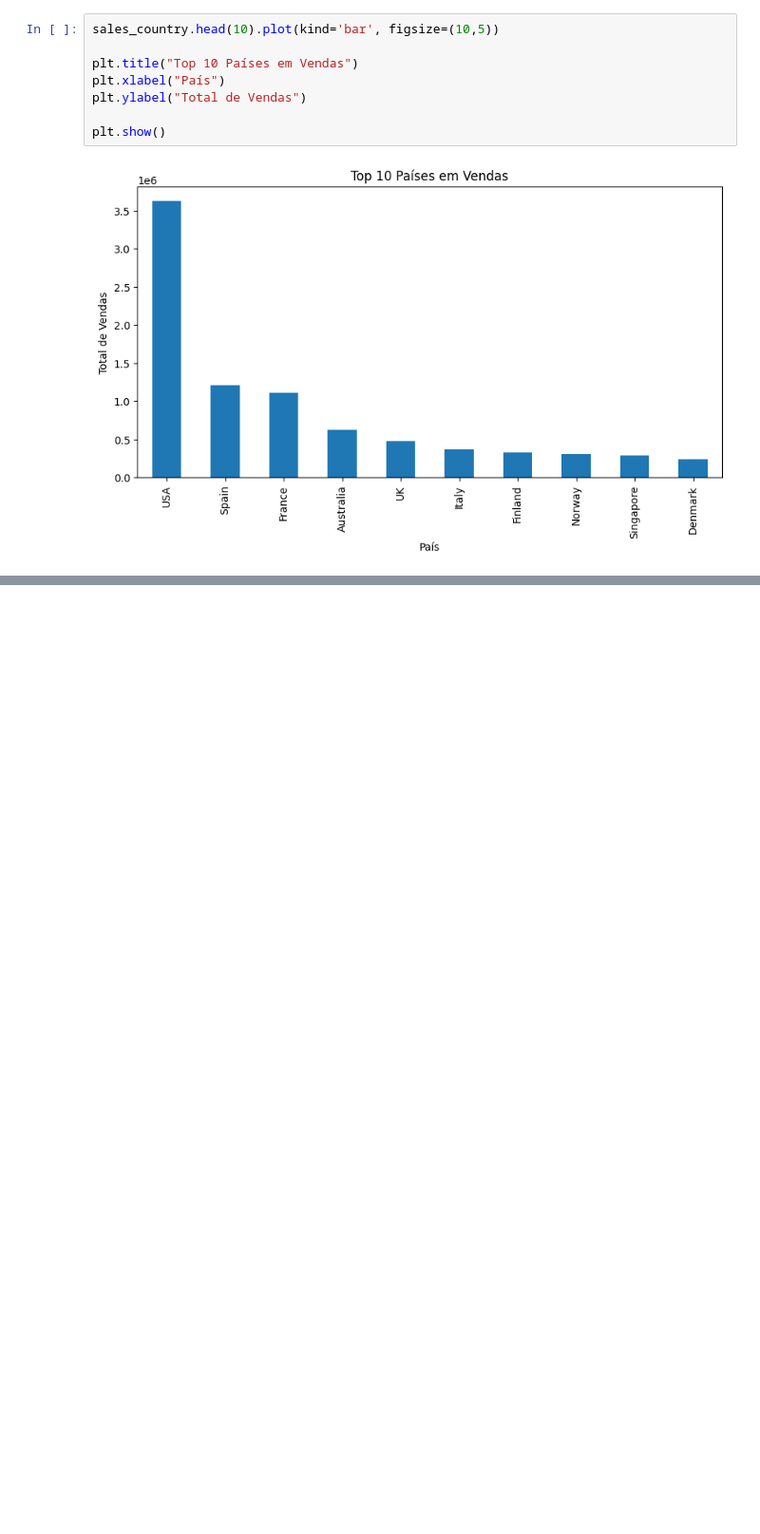
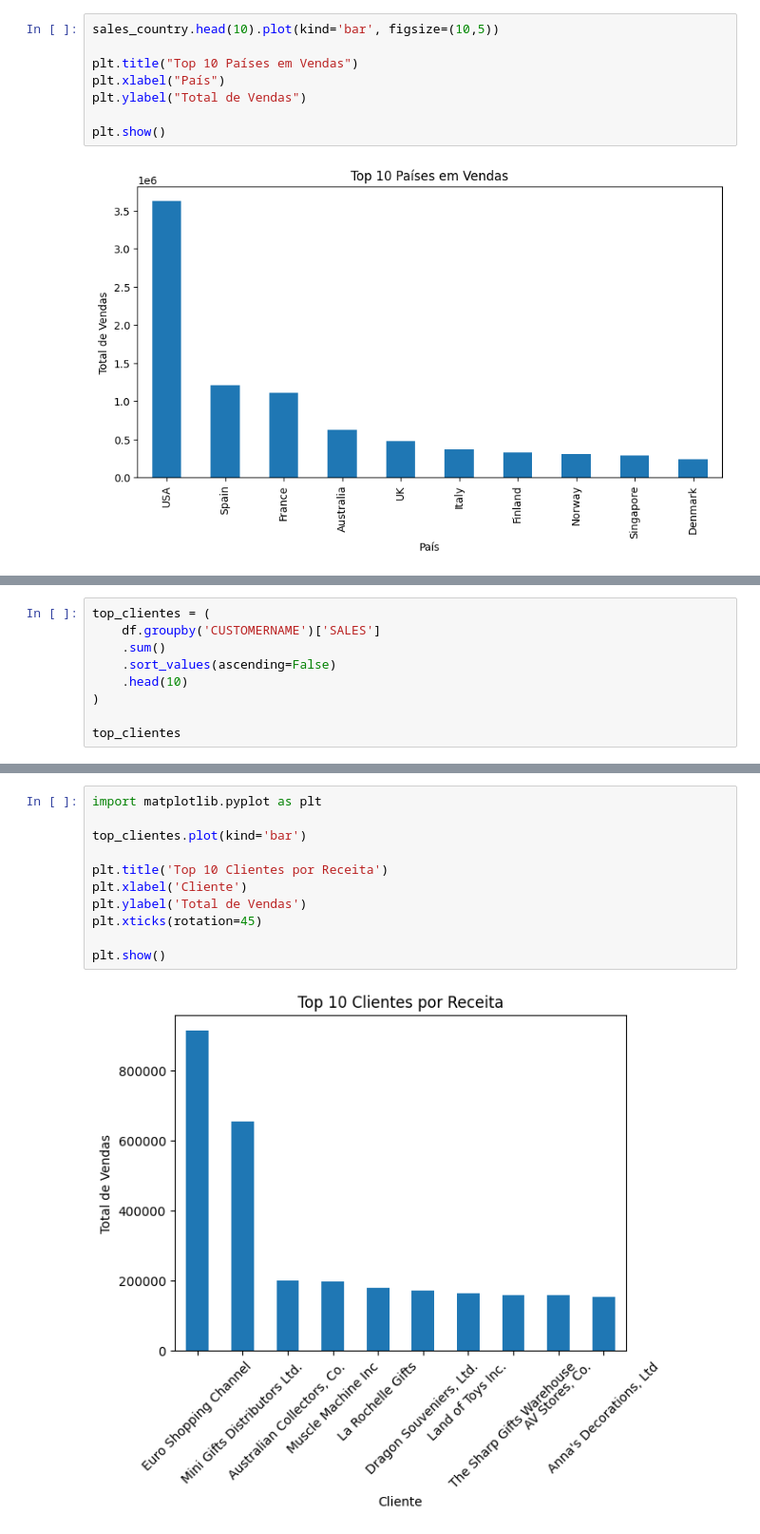
Before and after one commit to SamuellAguilar/portfolio-analise-dados, a Jupyter notebook: analise-vendas-python/analise_vendas_v2.ipynb, the cells around one changed output, grey strips where cells are left out. Shown at 95% size. Cells and saved outputs as stored; diff of their text form; blank space fills up the shorter version.

```diff
--- a/analise-vendas-python/analise_vendas_v2.ipynb
+++ b/analise-vendas-python/analise_vendas_v2.ipynb
@@ -187,0 +266,9 @@ plt.show()
+# %%
+top_clientes = (
+    df.groupby('CUSTOMERNAME')['SALES']
+    .sum()
+    .sort_values(ascending=False)
+    .head(10)
+)
+
+top_clientes
@@ -187,0 +288,13 @@ plt.show()
+# %%
+import matplotlib.pyplot as plt
+
+top_clientes.plot(kind='bar')
+
+plt.title('Top 10 Clientes por Receita')
+plt.xlabel('Cliente')
+plt.ylabel('Total de Vendas')
+plt.xticks(rotation=45)
+
+plt.show()
+# %% [output]
+[figure, added]
```
Also changed, not shown: parts of 18 cells of this notebook.
